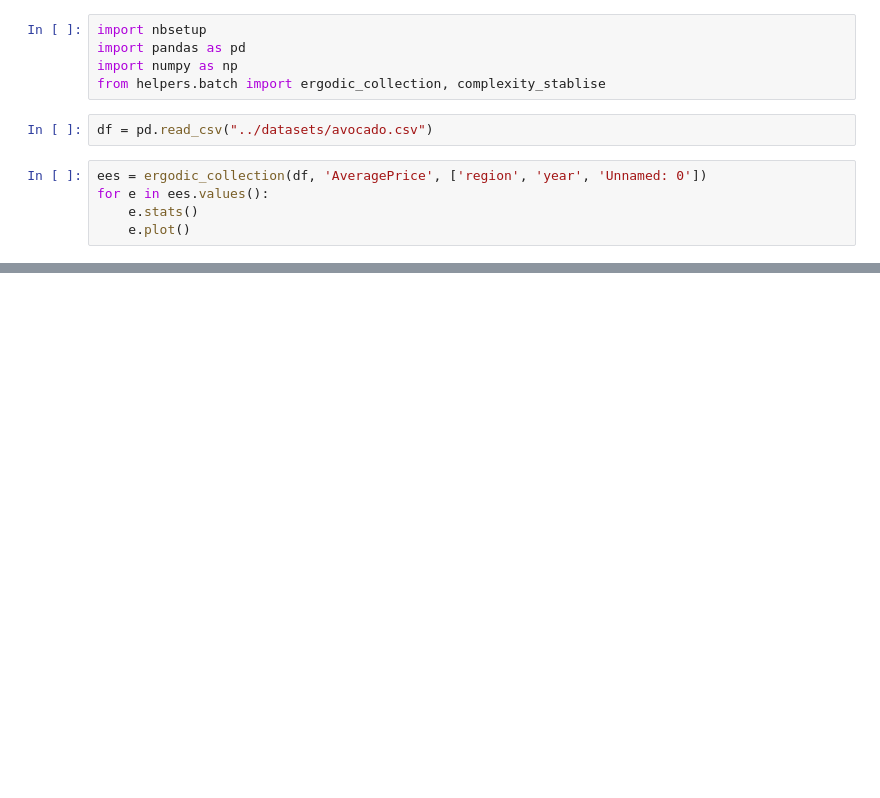
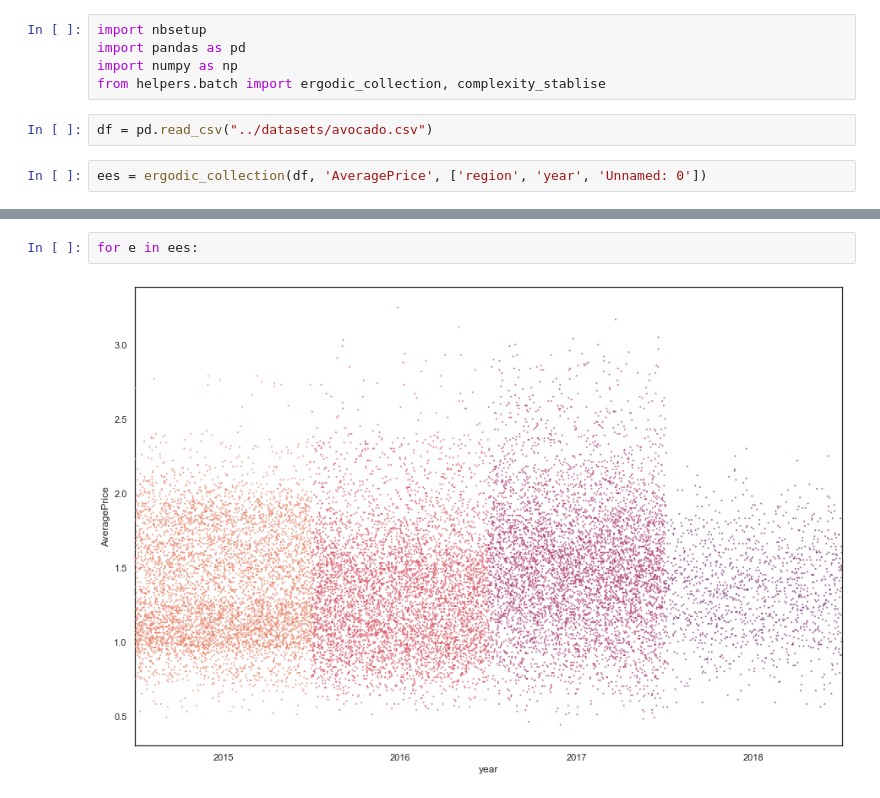
Before and after one commit to timjdavey/incoherence, a Jupyter notebook: notebooks/Analysis Avocado data.ipynb, the cells around one changed output, grey strips where cells are left out. Drawn from its saved outputs; the diff is of its cells as text; blank space fills up the shorter version.

Commit message:
adding a scatter plot and cleaning up property code adding caching

```diff
--- a/notebooks/Analysis Avocado data.ipynb
+++ b/notebooks/Analysis Avocado data.ipynb
@@ -7,6 +7,3 @@ from helpers.batch import ergodic_collection, complexity_stablise
 df = pd.read_csv("../datasets/avocado.csv")
 # %%
 ees = ergodic_collection(df, 'AveragePrice', ['region', 'year', 'Unnamed: 0'])
-for e in ees.values():
-    e.stats()
-    e.plot()
@@ -38,3 +14,7 @@ ees['year'].ridge()
+# %%
+for e in ees:
+# %% [output]
+[figure, added]
 # %%
 complexities = complexity_stablise(range(5, 100, 5), True, df, 'AveragePrice', ['region', 'year', 'Unnamed: 0'])
 # %% [output]
```
Also changed, not shown: parts of 4 cells of this notebook, 4 other files.
